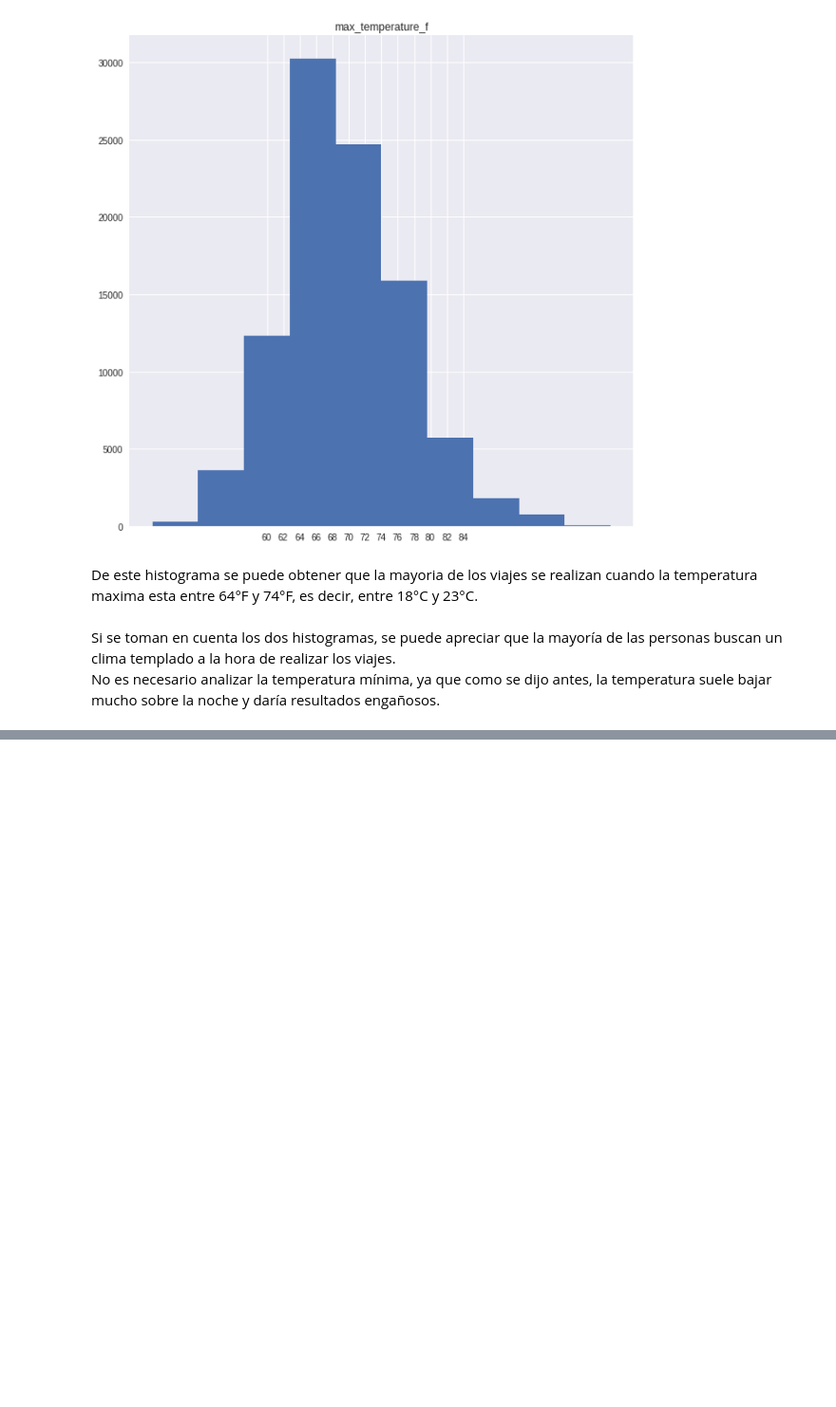
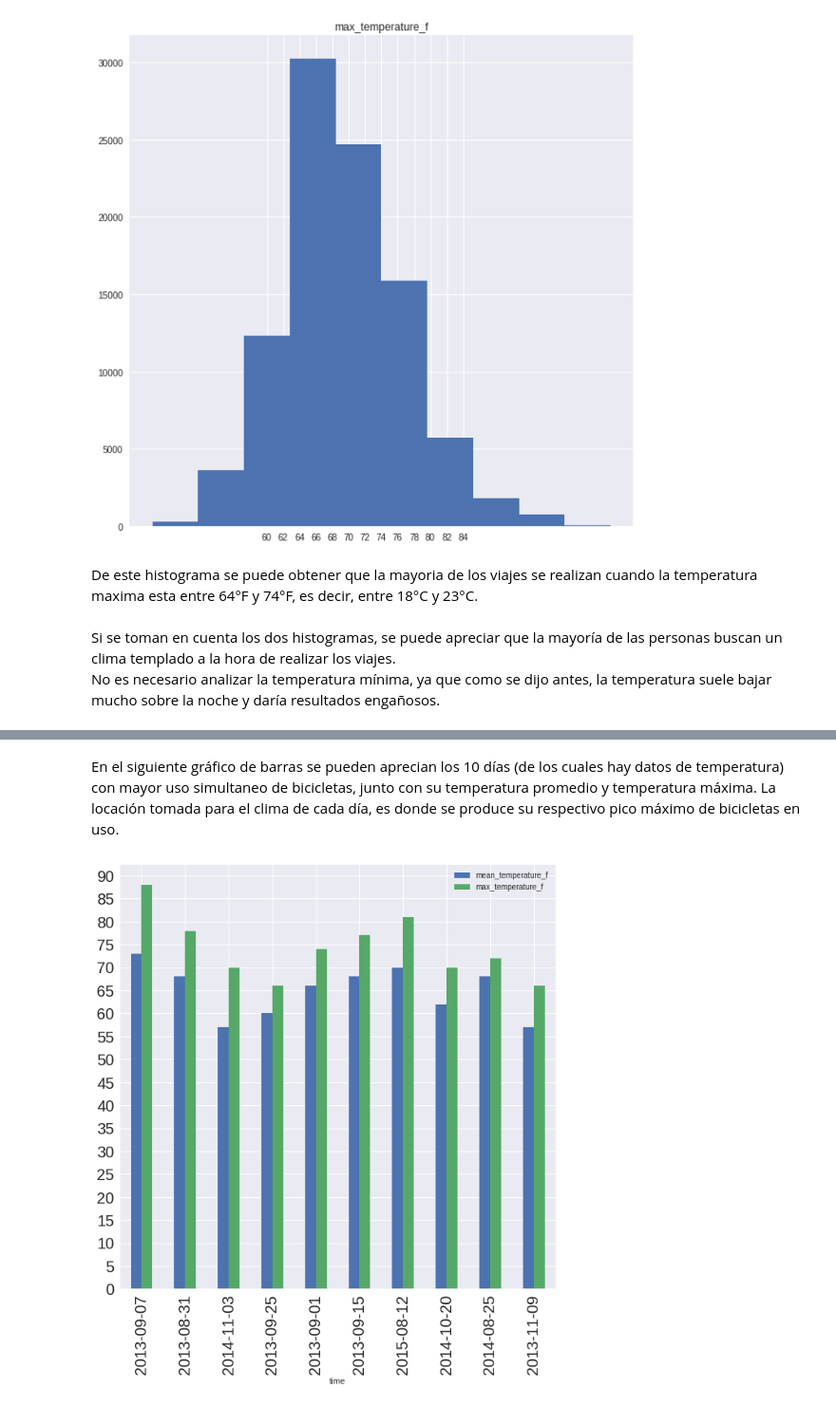
Before and after one commit to frisjon/tp1, a Jupyter notebook: notebooks/viajes_clima.ipynb, the cells around one changed output, grey strips where cells are left out. Shown: that part at 95% size. Cells and saved outputs as stored; diff of their text form; code cells hidden in the pictures; blank space fills up the shorter version.

Commit message:
Terminada la parte de Uso Simultaneo y Temperatura.

```diff
--- a/notebooks/viajes_clima.ipynb
+++ b/notebooks/viajes_clima.ipynb
@@ -100,0 +99,17 @@ joined_simul.plot.bar()
+# %%
+#Solo hay que quedarse con el maximo de bicicletas simultaneas para ese dia.
+joined_max_simul = joined_simul.drop_duplicates(subset=['time'], keep='first')
+# %%
+#Nos quedamos con los 10 valores maximos y las columnas que interesan.
+joined_max_simul_bar = joined_max_simul[:10]
+joined_max_simul_bar = joined_max_simul_bar[['time', 'mean_temperature_f', 'max_temperature_f']]
+joined_max_simul_bar.set_index('time', inplace=True)
+# %% [markdown]
+En el siguiente gráfico de barras se pueden aprecian los 10 días (de los cuales hay datos de temperatura) con mayor uso simultaneo de bicicletas, junto con su temperatura promedio y temperatura máxima. La locación tomada para el clima de cada día, es donde se produce su respectivo pico máximo de bicicletas en uso.
+# %%
+bar = joined_max_simul_bar.plot.bar(figsize=(10,10), fontsize=20);
+#Elimina el 00:00:00 del plot.
+bar.set_xticklabels(joined_max_simul_bar.index.format());
+plt.yticks(range(0,95,5));
+# %% [output]
+[figure, added]
```
Also changed, not shown: parts of 3 cells of this notebook.
